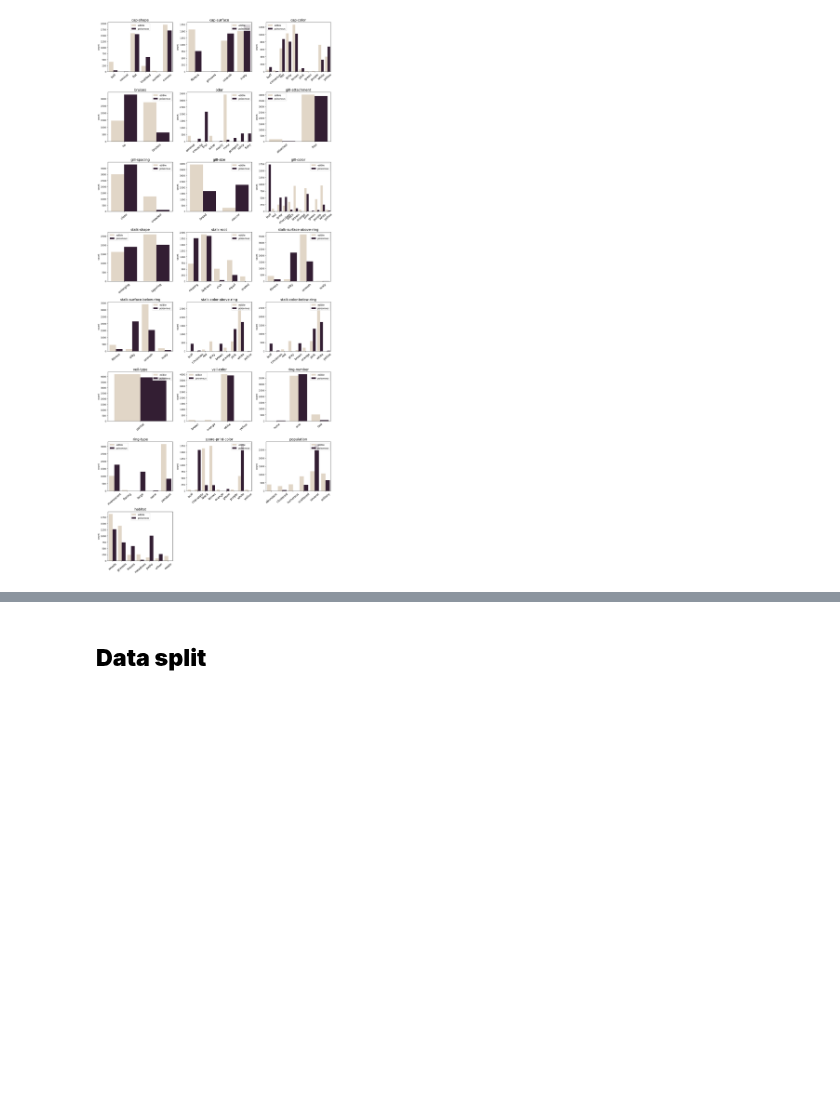
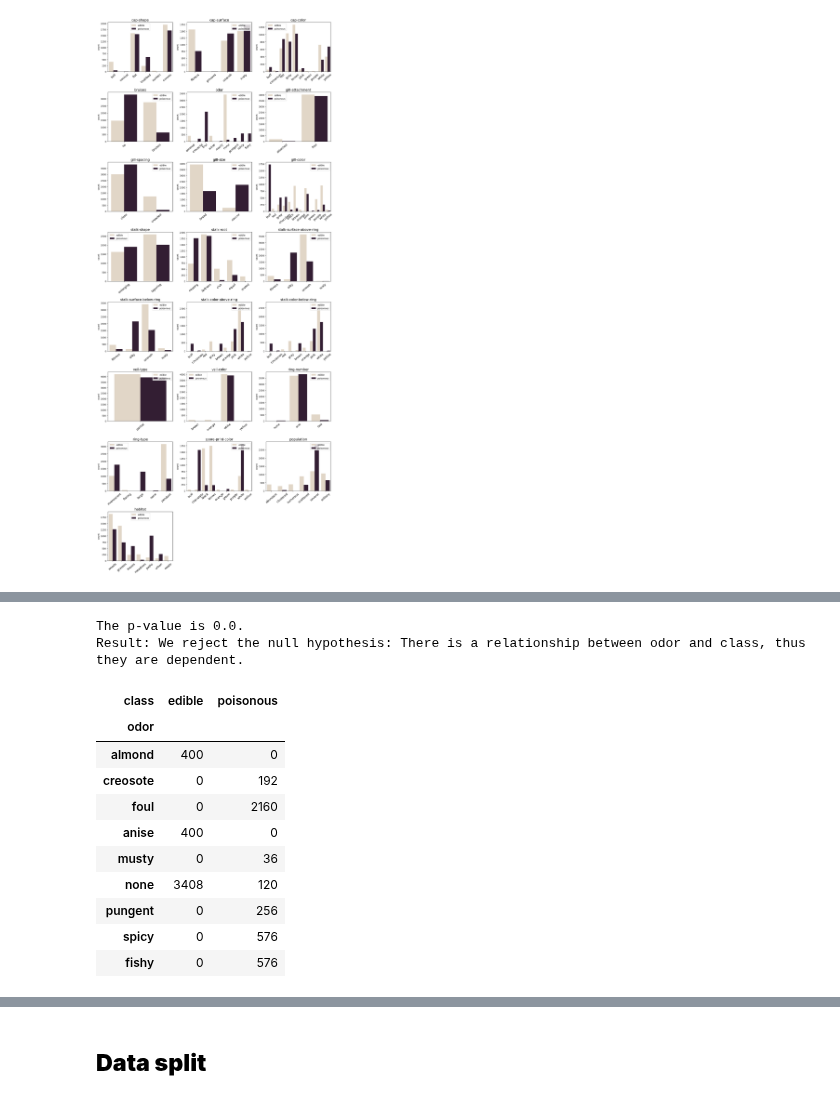
Before and after one commit to petr-ngn/Data_X_2022, a Jupyter notebook: notebooks/final_notebook_aux_functions_included.ipynb, the cells around one changed output, grey strips where cells are left out. Cells and saved outputs as stored; diff of their text form; code cells hidden in the pictures; blank space fills up the shorter version.

```diff
--- a/notebooks/final_notebook_aux_functions_included.ipynb
+++ b/notebooks/final_notebook_aux_functions_included.ipynb
@@ -518,0 +450,51 @@ else:
+# %%
+def dependency_analysis(data, var1, var2 = 'class', alpha = 0.05):
+
+
+    """
+
+    This function performs dependency analysis using chi-squared statistics. (Created by Lukas Dolezal, adjusted by Petr Nguyen)
+        - H0 = On given confidence level, the occurrence of outcomes is statistically independent.
+        - H1 = Non H0
+
+    Arguments:
+        data - Data frame containing data about the variables (on which the chi-squared hypothesis test will be applied).
+        var1 - string name of the column/variable.
+        var2 - string name of the column/variable - by default we want to perform the test with respect to the target variable.
+        alpha = Confidence level; 0.05 by default.
+
+    Outputs:
+        - Print of the p-value and result of hypothesis testing.
+        - Data frame of the frequency table.
+
+    """
+
+
+    data_crosstab = pd.crosstab(data[var1], data[var2], margins = False)
+
+    chi2, p, dof, expected = chi2_contingency(data_crosstab, correction = False)
+
+    print(f'The p-value is {p}.')
+
+    if p <= alpha:
+        print(f'Result: We reject the null hypothesis: There is a relationship between {var1} and {var2}, thus they are dependent.')
+    else:
+        print(f'Result: We fail to reject the null hypothesis: There is no relationship between {var1} and {var2}, thus they are independent.')
+
+    return data_crosstab
+# %%
+dependency_analysis(data_mapped, 'odor')
+# %% [output]
+The p-value is 0.0.
+Result: We reject the null hypothesis: There is a relationship between odor and class, thus they are dependent.
+| class | edible | poisonous |
+| odor |  |  |
+| almond | 400 | 0 |
+| creosote | 0 | 192 |
+| foul | 0 | 2160 |
+| anise | 400 | 0 |
+| musty | 0 | 36 |
+| none | 3408 | 120 |
+| pungent | 0 | 256 |
+| spicy | 0 | 576 |
+| fishy | 0 | 576 |
```
Also changed, not shown: parts of 31 cells of this notebook.
